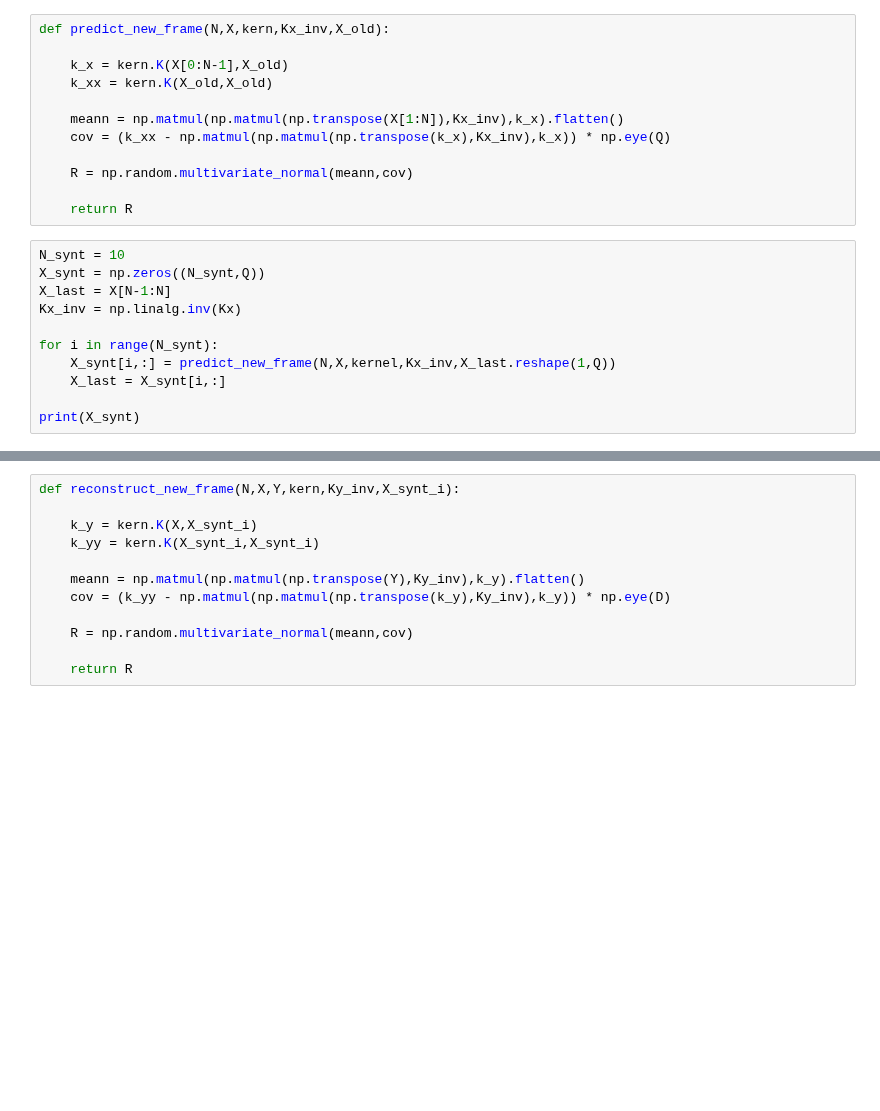
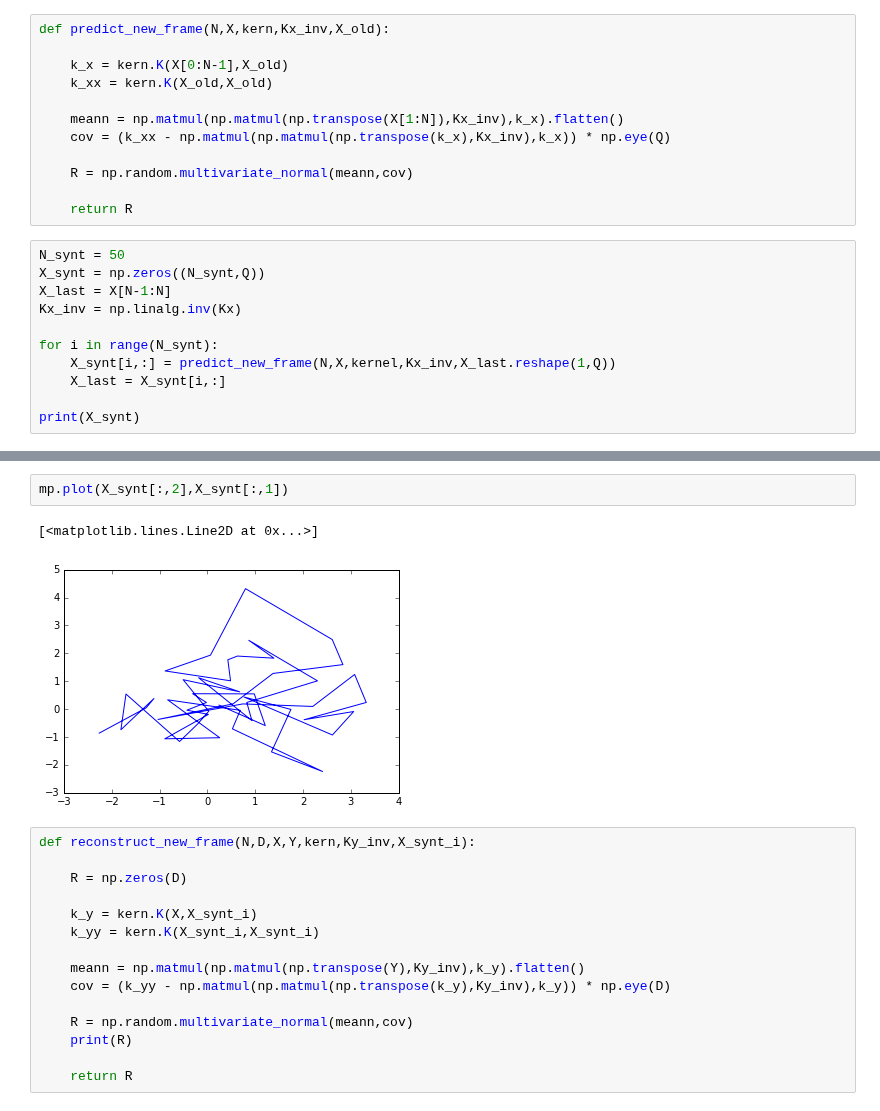
Before and after one commit to koptelovmax/gaussianprocess, a Jupyter notebook: Python/GPLVM.ipynb, the cells around one changed output, grey strips where cells are left out. Cells and saved outputs as stored; diff of their text form; blank space fills up the shorter version.

```diff
--- a/Python/GPLVM.ipynb
+++ b/Python/GPLVM.ipynb
@@ -103,7 +106,7 @@ def predict_new_frame(N,X,kern,Kx_inv,X_old):
 
     return R
 # %%
-N_synt = 10
+N_synt = 50
 X_synt = np.zeros((N_synt,Q))
 X_last = X[N-1:N]
 Kx_inv = np.linalg.inv(Kx)
@@ -134,5 +157,12 @@ print(X_synt)
+# %%
+mp.plot(X_synt[:,2],X_synt[:,1])
+# %% [output]
+[<matplotlib.lines.Line2D at 0x...>]
+[figure, added]
 # %%
-def reconstruct_new_frame(N,X,Y,kern,Ky_inv,X_synt_i):
+def reconstruct_new_frame(N,D,X,Y,kern,Ky_inv,X_synt_i):
+
+    R = np.zeros(D)
 
     k_y = kern.K(X,X_synt_i)
     k_yy = kern.K(X_synt_i,X_synt_i)
@@ -141,6 +171,7 @@ def reconstruct_new_frame(N,X,Y,kern,Ky_inv,X_synt_i):
     cov = (k_yy - np.matmul(np.matmul(np.transpose(k_y),Ky_inv),k_y)) * np.eye(D)
 
     R = np.random.multivariate_normal(meann,cov)
+    print(R)
 
     return R
 # %%
```
Also changed, not shown: parts of 31 cells of this notebook, 6 other files.
